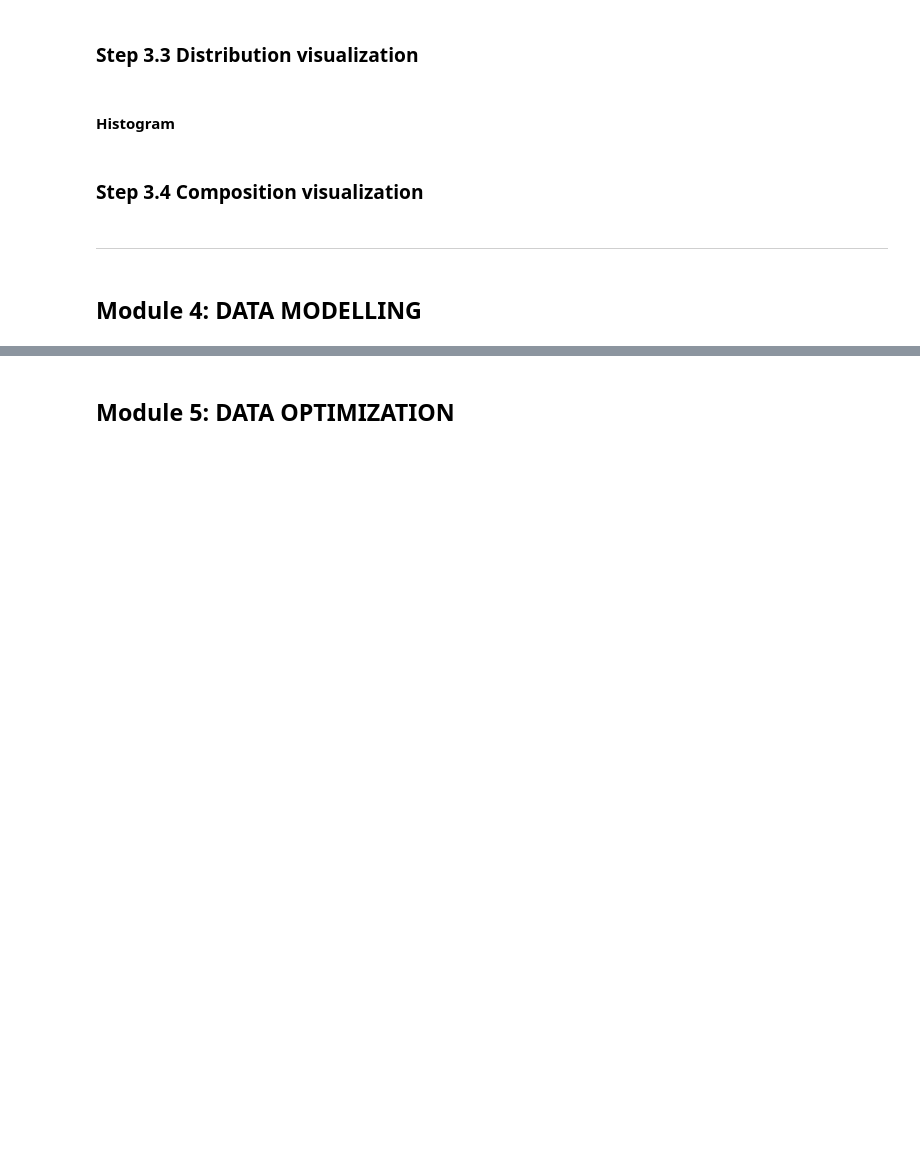
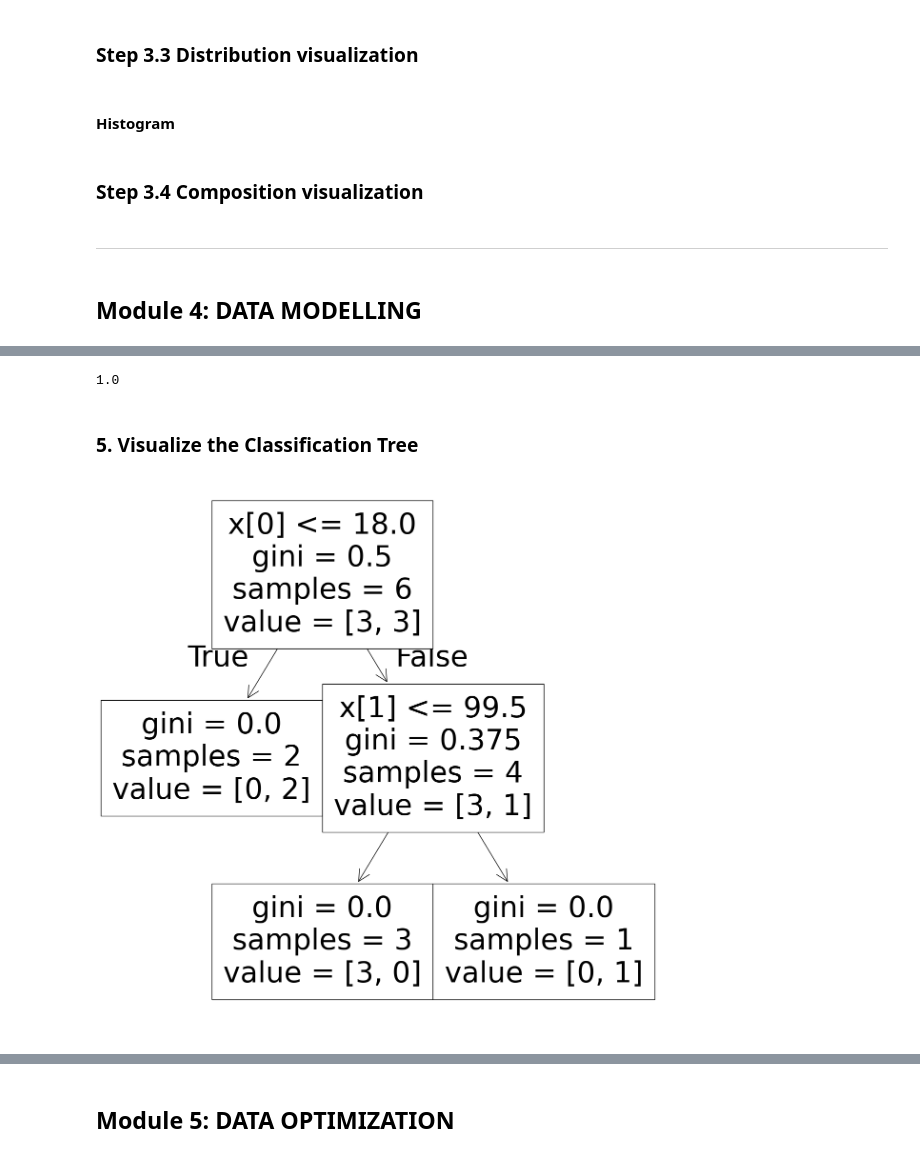
Before and after one commit to AbhishekJunnarkar/DS-ML-Projects, a Jupyter notebook: 00-awesome-data-modelling-with-ml/006-Project-Loans-decision-tree-modelling/Project-Loan-Decision-Tree-Modelling.ipynb, the cells around one changed output, grey strips where cells are left out. Drawn from its saved outputs; the diff is of its cells as text; code cells hidden in the pictures; blank space fills up the shorter version.

```diff
--- a/00-awesome-data-modelling-with-ml/006-Project-Loans-decision-tree-modelling/Project-Loan-Decision-Tree-Modelling.ipynb
+++ b/00-awesome-data-modelling-with-ml/006-Project-Loans-decision-tree-modelling/Project-Loan-Decision-Tree-Modelling.ipynb
@@ -53,0 +172,2 @@
+# %%
+X = loans[['Income','Loan Amount']] # Independent Variables
@@ -53,0 +176,2 @@
+# %%
+X_train, X_test, y_train, y_test = train_test_split(X, y, train_size=0.8, stratify=y, random_state=1234)
@@ -53,0 +197,11 @@
+# %%
+from sklearn.tree import DecisionTreeClassifier
+classifier = DecisionTreeClassifier(random_state = 1234)
+# %%
+model = classifier.fit(X_test, y_test)
+# %%
+model.score(X_test, y_test)
+# %% [output]
+1.0
+# %% [markdown]
+### 5. Visualize the Classification Tree
@@ -53,0 +210,5 @@
+# %%
+plt.figure(figsize = (15,15))
+plot_tree(model);
+# %% [output]
+[figure, added]
```
Also changed, not shown: parts of 26 cells of this notebook, 2 other files.
